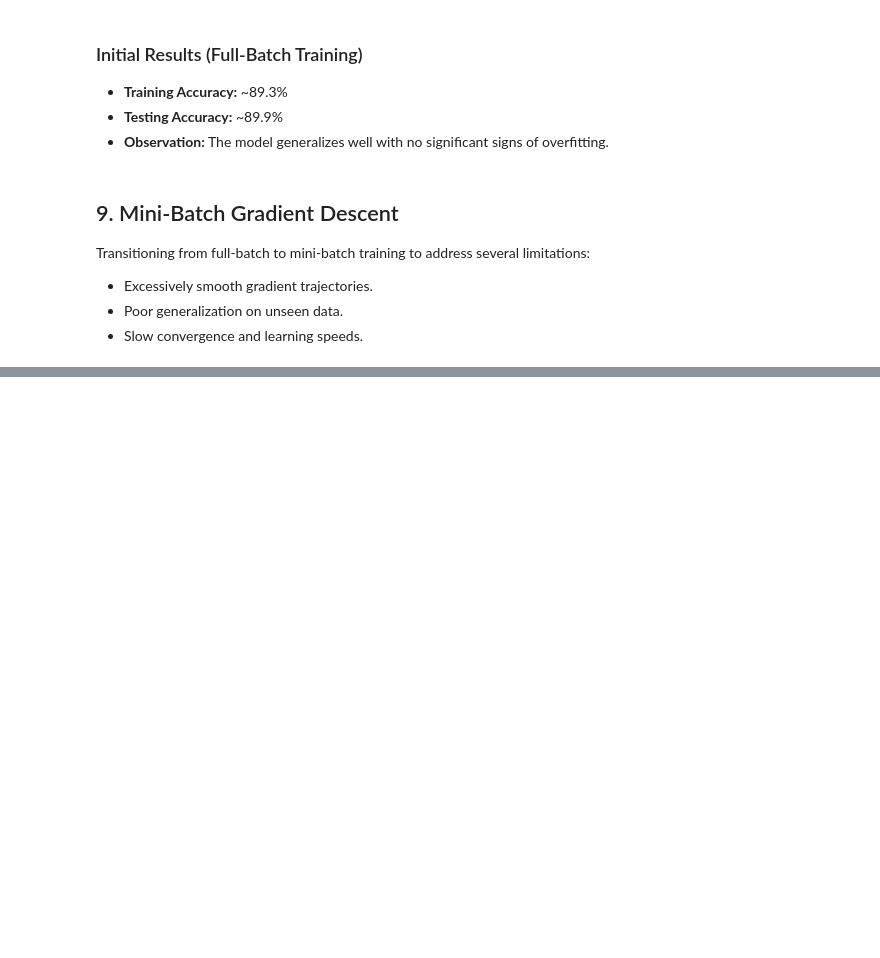
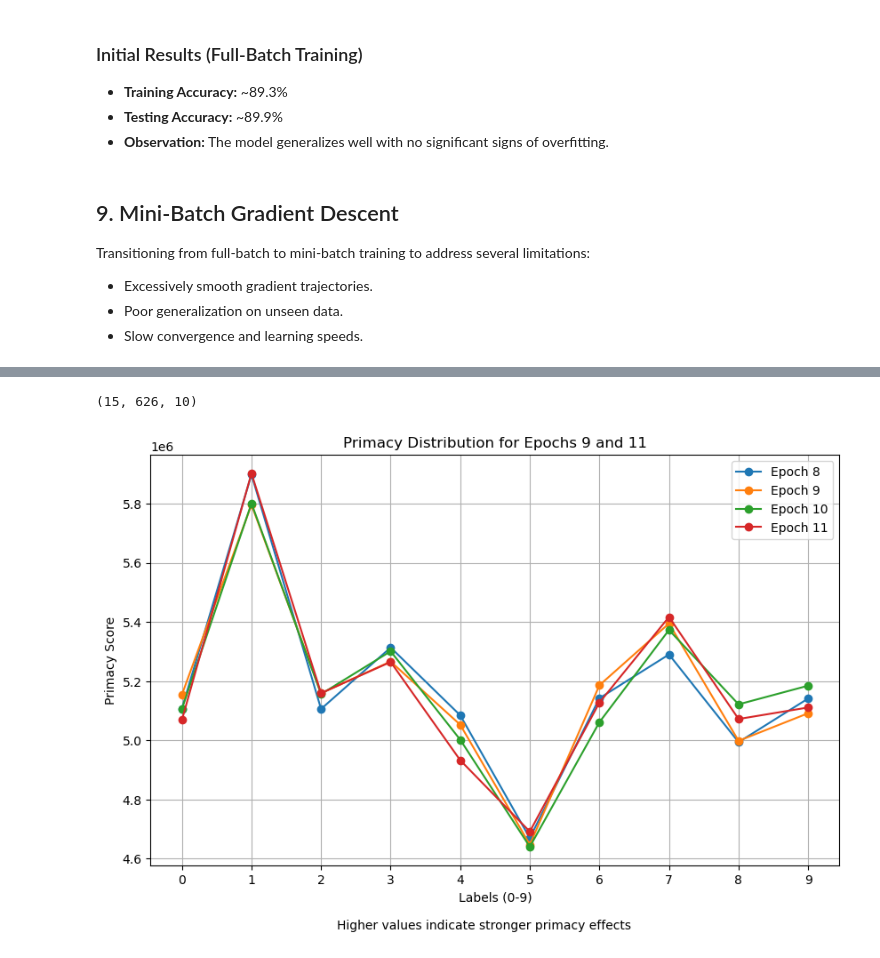
Before and after one commit to ritvik-verma/mlp-project, a Jupyter notebook: MLP.ipynb, the cells around one changed output, grey strips where cells are left out. Saved outputs shown, nothing was run; the diff lists cells and outputs as text; code cells hidden in the pictures; blank space fills up the shorter version.

Commit message:
Primacy Bias

```diff
--- a/MLP.ipynb
+++ b/MLP.ipynb
@@ -595,3 +631,38 @@ plt.show()
+# %%
+# Numerically confirming the absence of recency bias in batch composition in epoch 10
+print(batch_composition.shape)
+
+Primacy_distribution = []
+
+for i in range(15):
+
+    num_batches = batch_composition.shape[1]
+    batch_indices = np.arange(num_batches)
+    weights = (num_batches - batch_indices) ** 1.2
+
+    distribution = batch_composition[i,:,:].T
+
+    primacy_scores = np.sum(distribution[ :, :] * weights, axis=1)
+
+    Primacy_distribution.append(primacy_scores)
+
+# Plotting the primacy distribution for epochs 9 and 10
+fig =plt.figure(figsize=(10, 6))
+
+for i in range(15):
+    plt.plot(Primacy_distribution[i], marker='o', label=f'Epoch {i+1}') if i in range(7,11) else None
+
+plt.title('Primacy Distribution for Epochs 9 and 11')
+plt.xlabel('Labels (0-9)')
+plt.ylabel('Primacy Score')
+plt.xticks(np.arange(10))
+plt.legend()
+fig.text(.5,-.01, 'Higher values indicate stronger primacy effects', ha='center')
+plt.grid()
+plt.show()
+# %% [output]
+(15, 626, 10)
+[figure, added]
 # %% [markdown]
 ## Final Project Conclusions
 
```
Also changed, not shown: parts of 5 cells of this notebook, 2 other files.
